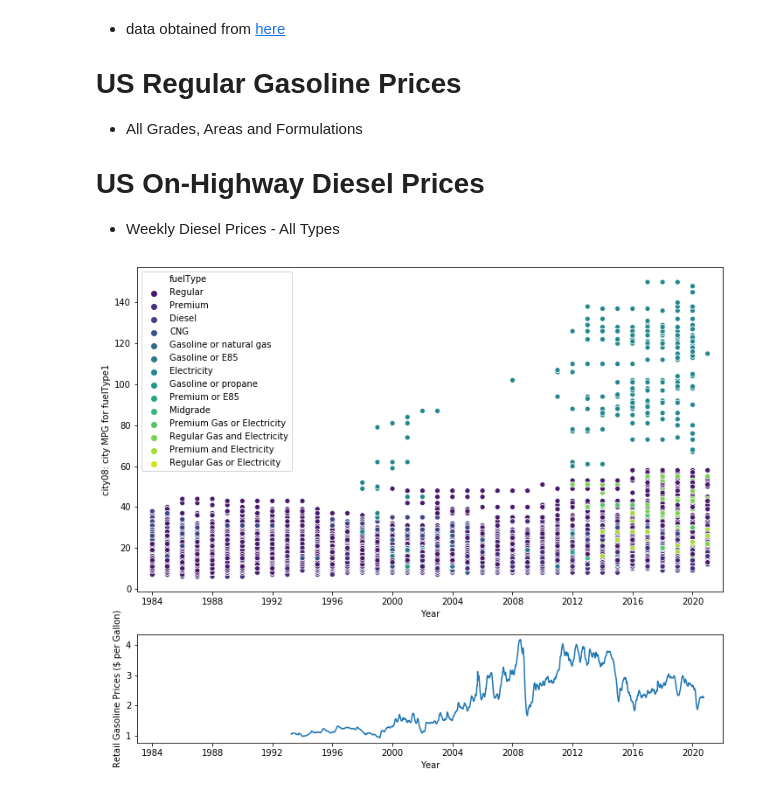
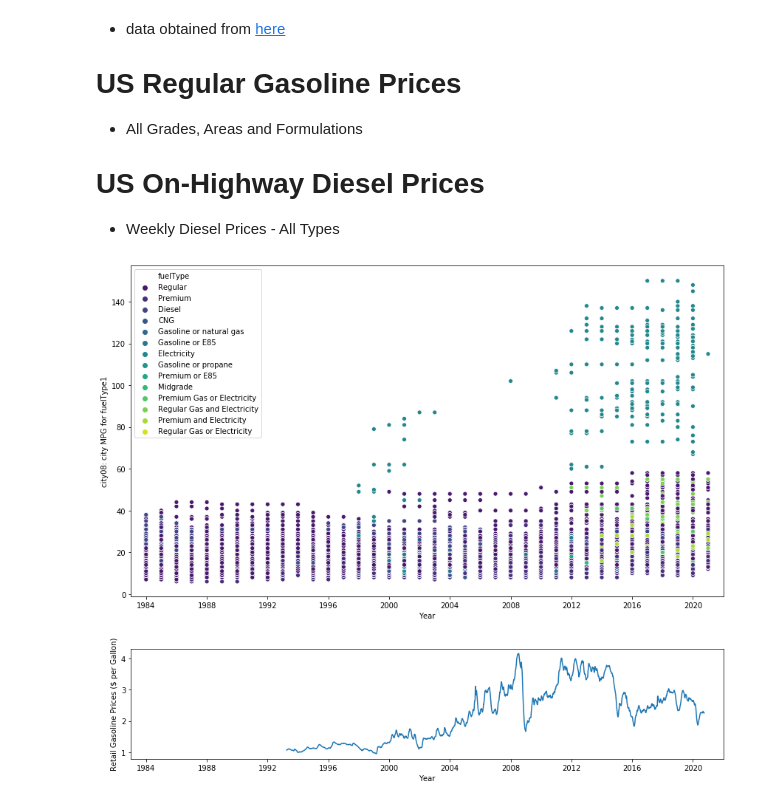
Before and after one commit to mashikhe/Project_Proposal, a Jupyter notebook: Proposal.ipynb, the cells around one changed output. Saved outputs shown, nothing was run; the diff lists cells and outputs as text; code cells hidden in the pictures.

```diff
--- a/Proposal.ipynb
+++ b/Proposal.ipynb
@@ -132,15 +158,16 @@ gasoline_cities = pd.read_excel('Proposal/PET_PRI_GND_A_EPM0_PTE_DPGAL_W.xls',sh
 # %%
 f, (ax1, ax2) = plt.subplots(2,figsize=(12,10),gridspec_kw={'height_ratios': [3, 1]})
 sns.scatterplot(x='year',y='city08',data=vehicles,hue='fuelType',palette='viridis',ax=ax1)
 ax1.set_xlabel('Year')
 ax1.set_xlim(1983,2022)
 ax1.set_xticks(np.arange(1984,2021,4))
 ax1.set_ylabel('city08: city MPG for fuelType1')
 ax2.plot(gasoline['Date'],
          gasoline['Weekly U.S. All Grades All Formulations Retail Gasoline Prices  (Dollars per Gallon)'])
 ax2.set_xlim(datetime.date(1983,1,1),datetime.date(2022,1,1))
 ax2.set_xlabel('Year')
 ax2.set_ylabel('Retail Gasoline Prices (\$ per Gallon)')
+plt.tight_layout()
 plt.show()
 # %% [output]
-[figure, old version]
+[figure, new version]
```
Also changed, not shown: parts of 9 cells of this notebook.
